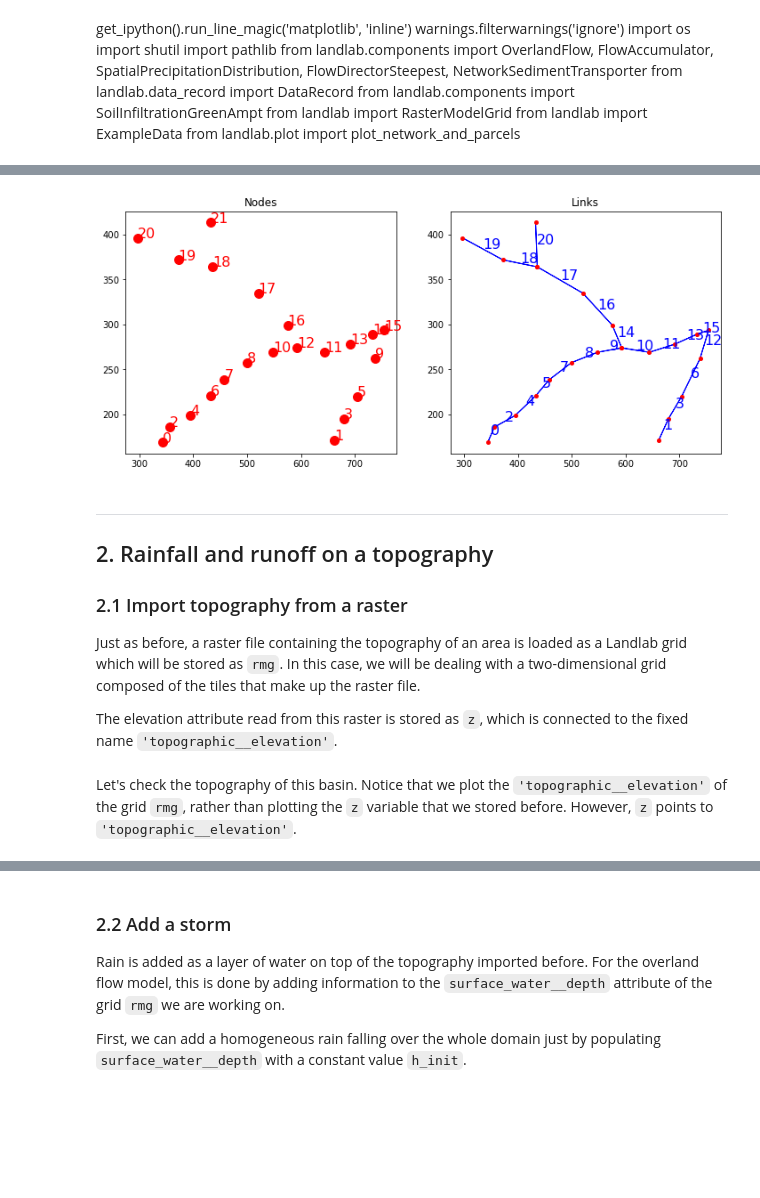
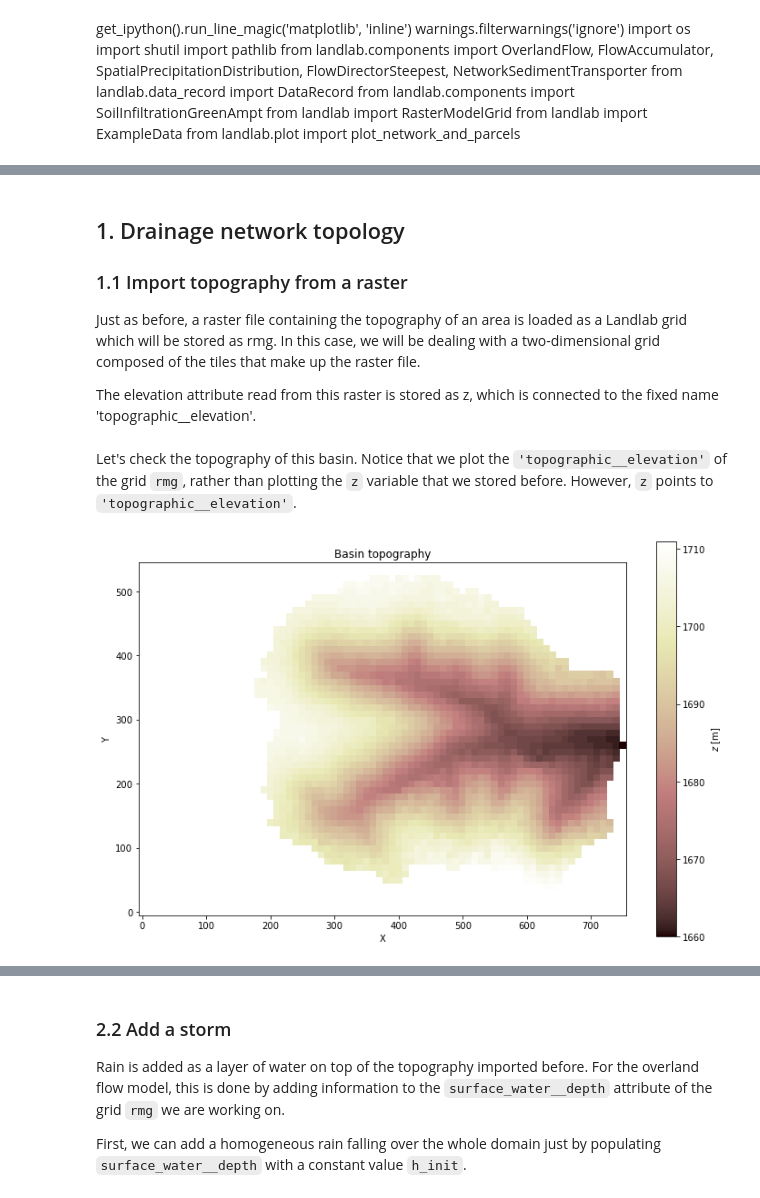
Before and after one commit to espin-2020/fluvial, a Jupyter notebook: fluvial_group.ipynb, the cells around one changed output, grey strips where cells are left out. Saved outputs shown, nothing was run; the diff lists cells and outputs as text; code cells hidden in the pictures; blank space fills up the shorter version.

```diff
--- a/fluvial_group.ipynb
+++ b/fluvial_group.ipynb
@@ -102,30 +31,10 @@ Now the links in `new_network_grid` indeed form a network!
-# %%
-# Plot network topology
-# Plot network topology
-## Plot nodes
-plt.figure(figsize=(12,5))
-plt.subplot(1,2,1)
-graph.plot_nodes(new_network_grid)
-plt.title("Nodes")
-
-## Plot nodes + links
-plt.subplot(1,2,2)
-graph.plot_nodes(network_grid,with_id=False,markersize=4)
-graph.plot_links(new_network_grid)
-plt.title("Links")
-plt.show()
-# %% [output]
-[figure, removed]
 # %% [markdown]
-***
-## 2. Rainfall and runoff on a topography
+## 1. Drainage network topology
 
-### 2.1 Import topography from a raster
+### 1.1 Import topography from a raster
+Just as before, a raster file containing the topography of an area is loaded as a Landlab grid which will be stored as rmg. In this case, we will be dealing with a two-dimensional grid composed of the tiles that make up the raster file.
 
-Just as before, a raster file containing the topography of an area is loaded
-as a Landlab grid which will be stored as `rmg`. In this case, we will be dealing with a two-dimensional grid composed of the tiles that make up the raster file.
-
-The elevation attribute read from this raster is stored as `z`, which is connected to the fixed name `'topographic__elevation'`.
+The elevation attribute read from this raster is stored as z, which is connected to the fixed name 'topographic__elevation'.
 # %%
 # Package for reading raster files
 from landlab.io.esri_ascii import read_esri_ascii, write_esri_ascii
@@ -139,3 +48,16 @@ rmg.status_at_node[np.isclose(z, -9999.)] = rmg.BC_NODE_IS_CLOSED
 rmg.set_watershed_boundary_condition('topographic__elevation')
 # %% [markdown]
 Let's check the topography of this basin. Notice that we plot the `'topographic__elevation'` of the grid `rmg`, rather than plotting the `z` variable that we stored before. However, `z` points to `'topographic__elevation'`.
+# %%
+# Package for plotting raster data
+from landlab.plot.imshow import imshow_grid, imshow_grid_at_node
+
+# Plot topography
+plt.figure(figsize=(12,8))
+imshow_grid(rmg, 'topographic__elevation',\
+            plot_name="Basin topography",\
+            color_for_closed=None,\
+            colorbar_label="$z$ [m]")
+plt.show()
+# %% [output]
+[figure, added]
```
Also changed, not shown: parts of 50 cells of this notebook.
